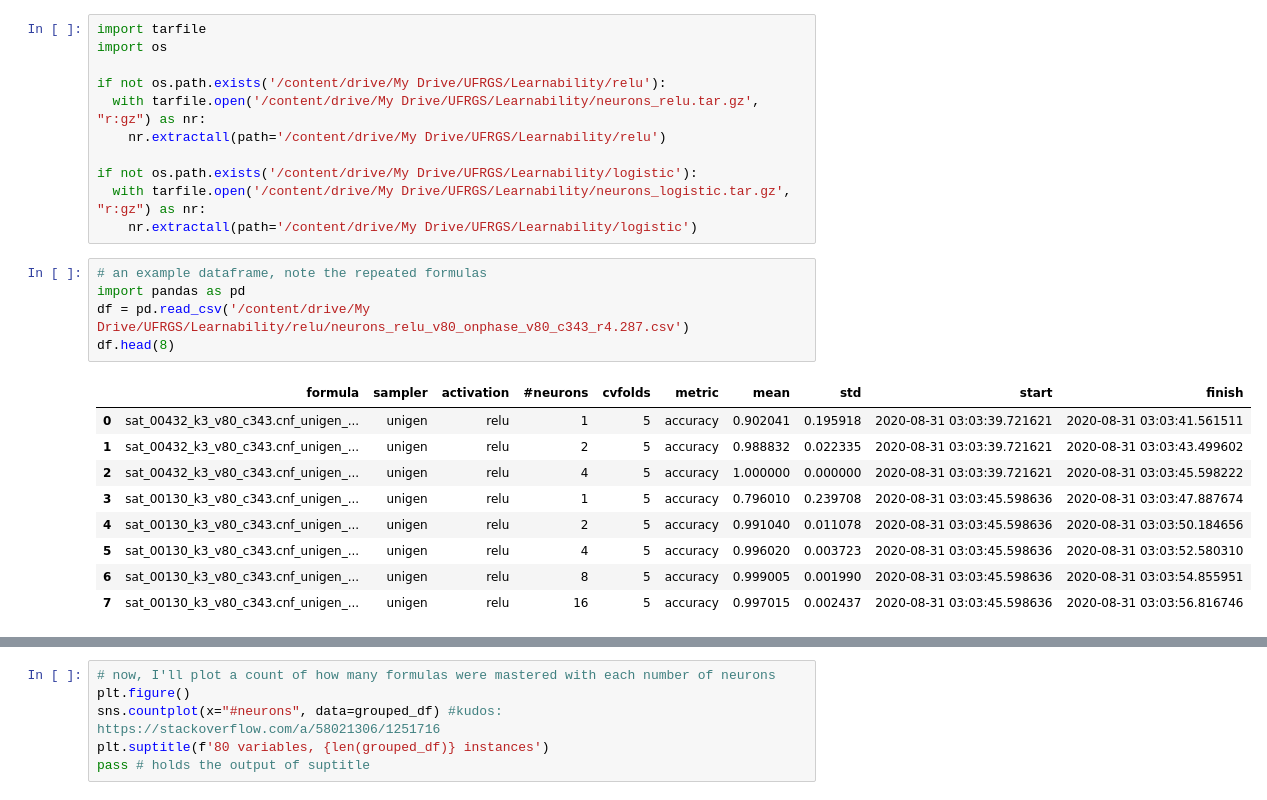
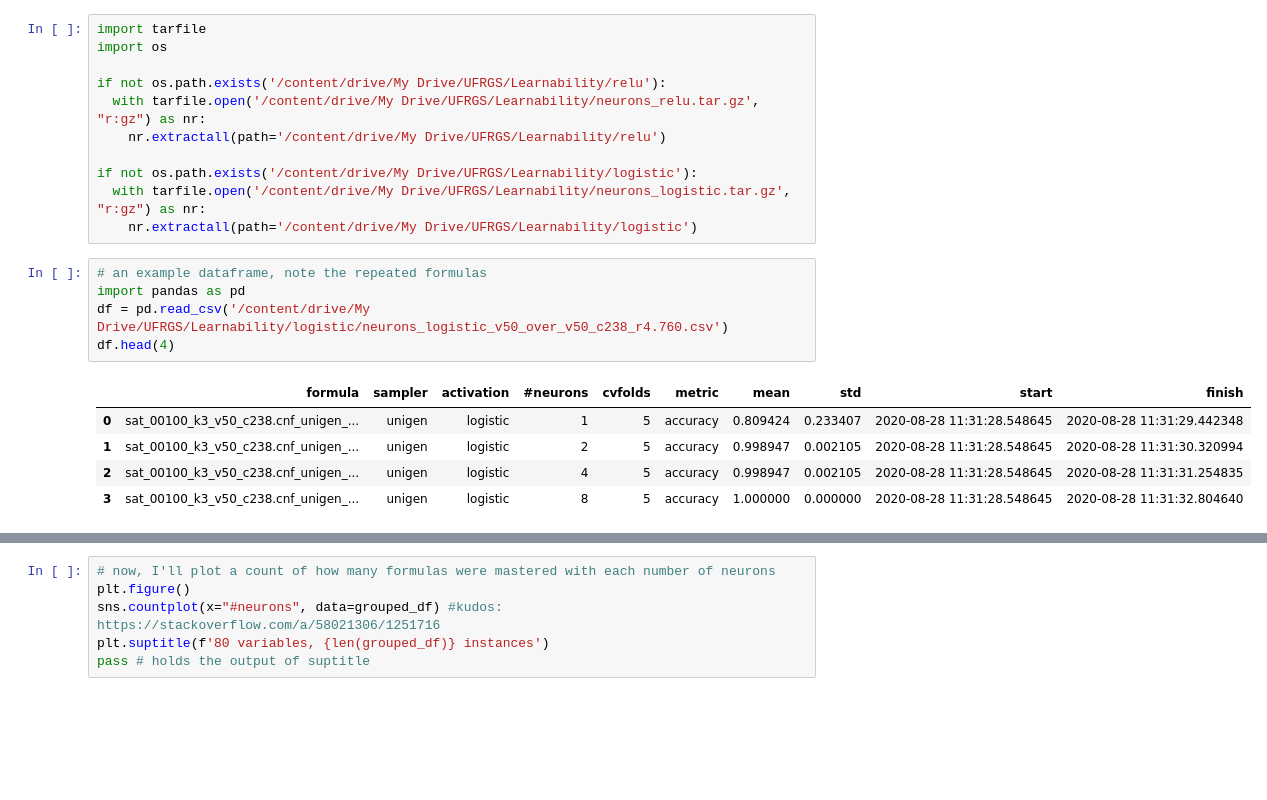
Before and after one commit to andertavares/mlbf, a Jupyter notebook: notebooks/Analysis_learn-vs-sat.ipynb, the cells around one changed output, grey strips where cells are left out. Cells and saved outputs as stored; diff of their text form; blank space fills up the shorter version.

```diff
--- a/notebooks/Analysis_learn-vs-sat.ipynb
+++ b/notebooks/Analysis_learn-vs-sat.ipynb
@@ -17,15 +21,11 @@ if not os.path.exists('/content/drive/My Drive/UFRGS/Learnability/logistic'):
 # %%
 # an example dataframe, note the repeated formulas
 import pandas as pd
-df = pd.read_csv('/content/drive/My Drive/UFRGS/Learnability/relu/neurons_relu_v80_onphase_v80_c343_r4.287.csv')
-df.head(8)
+df = pd.read_csv('/content/drive/My Drive/UFRGS/Learnability/logistic/neurons_logistic_v50_over_v50_c238_r4.760.csv')
+df.head(4)
 # %% [output]
 |  | formula | sampler | activation | #neurons | cvfolds | metric | mean | std | start | finish |
-| 0 | sat_00432_k3_v80_c343.cnf_unigen_... | unigen | relu | 1 | 5 | accuracy | 0.902041 | 0.195918 | 2020-08-31 03:03:39.721621 | 2020-08-31 03:03:41.561511 |
-| 1 | sat_00432_k3_v80_c343.cnf_unigen_... | unigen | relu | 2 | 5 | accuracy | 0.988832 | 0.022335 | 2020-08-31 03:03:39.721621 | 2020-08-31 03:03:43.499602 |
-| 2 | sat_00432_k3_v80_c343.cnf_unigen_... | unigen | relu | 4 | 5 | accuracy | 1.000000 | 0.000000 | 2020-08-31 03:03:39.721621 | 2020-08-31 03:03:45.598222 |
-| 3 | sat_00130_k3_v80_c343.cnf_unigen_... | unigen | relu | 1 | 5 | accuracy | 0.796010 | 0.239708 | 2020-08-31 03:03:45.598636 | 2020-08-31 03:03:47.887674 |
-| 4 | sat_00130_k3_v80_c343.cnf_unigen_... | unigen | relu | 2 | 5 | accuracy | 0.991040 | 0.011078 | 2020-08-31 03:03:45.598636 | 2020-08-31 03:03:50.184656 |
-| 5 | sat_00130_k3_v80_c343.cnf_unigen_... | unigen | relu | 4 | 5 | accuracy | 0.996020 | 0.003723 | 2020-08-31 03:03:45.598636 | 2020-08-31 03:03:52.580310 |
-| 6 | sat_00130_k3_v80_c343.cnf_unigen_... | unigen | relu | 8 | 5 | accuracy | 0.999005 | 0.001990 | 2020-08-31 03:03:45.598636 | 2020-08-31 03:03:54.855951 |
-| 7 | sat_00130_k3_v80_c343.cnf_unigen_... | unigen | relu | 16 | 5 | accuracy | 0.997015 | 0.002437 | 2020-08-31 03:03:45.598636 | 2020-08-31 03:03:56.816746 |
+| 0 | sat_00100_k3_v50_c238.cnf_unigen_... | unigen | logistic | 1 | 5 | accuracy | 0.809424 | 0.233407 | 2020-08-28 11:31:28.548645 | 2020-08-28 11:31:29.442348 |
+| 1 | sat_00100_k3_v50_c238.cnf_unigen_... | unigen | logistic | 2 | 5 | accuracy | 0.998947 | 0.002105 | 2020-08-28 11:31:28.548645 | 2020-08-28 11:31:30.320994 |
+| 2 | sat_00100_k3_v50_c238.cnf_unigen_... | unigen | logistic | 4 | 5 | accuracy | 0.998947 | 0.002105 | 2020-08-28 11:31:28.548645 | 2020-08-28 11:31:31.254835 |
+| 3 | sat_00100_k3_v50_c238.cnf_unigen_... | unigen | logistic | 8 | 5 | accuracy | 1.000000 | 0.000000 | 2020-08-28 11:31:28.548645 | 2020-08-28 11:31:32.804640 |
```
Also changed, not shown: parts of 19 cells of this notebook.
